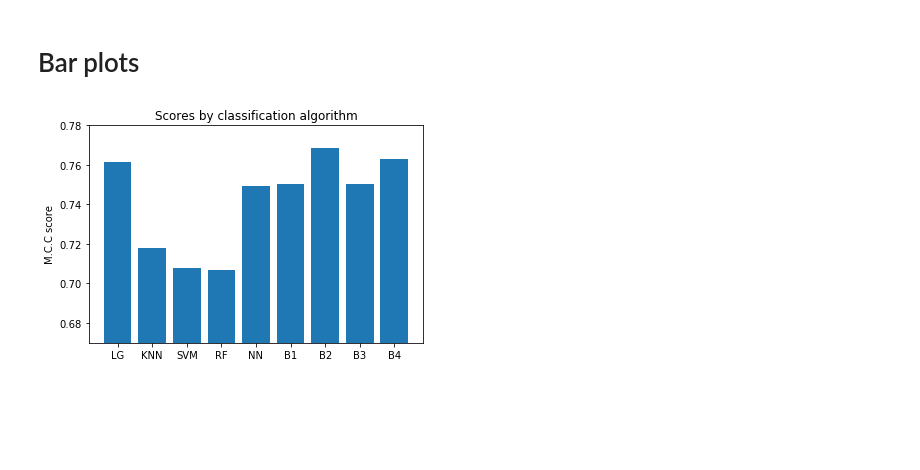
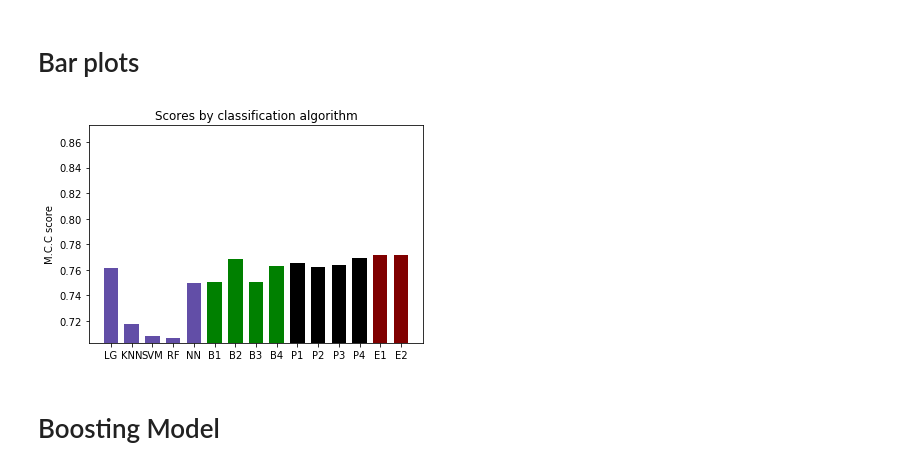
Before and after one commit to GabeOchieng/EbolaML-1, a Jupyter notebook: EbolaPrediction.ipynb, the cells around one changed output. Drawn from its saved outputs; the diff is of its cells as text; code cells hidden in the pictures; blank space fills up the shorter version.

```diff
--- a/EbolaPrediction.ipynb
+++ b/EbolaPrediction.ipynb
@@ -498,7 +615,7 @@ matheus3= list()
 matheus4= list()
 t  = np.array([10,5,2,1,0.1,0.01,0.001,0.0001])
 
-for i in range(5000,10000):
+for i in range(1,10000):
     X_train, X_test, y_train, y_test = train_test_split(X, ytrue, test_size=0.15, random_state=i)
     svc1 = svm.SVC(kernel='poly', C=1,degree=1,  gamma=1/90,probability=True)
     svc1.fit(X_train,y_train)
@@ -532,7 +649,7 @@ for i in range(5000,10000):
     y_pred4 = [int(0.5 < p[1]) for p in probs4]
     matheus4.append(matthews_corrcoef(y_test,y_pred4),)
 
-t= list(range(5000,10000))
+t= list(range(1,10000))
 
 
 print('1',np.mean(matheus1))
@@ -623,7 +719,7 @@ matheus4= list()
 
 
 
-for i in range(1,8000):
+for i in range(1,10000):
     X_train, X_test, y_train, y_test = train_test_split(X, ytrue, test_size=0.15, random_state=i)
     knn1 = KNeighborsClassifier(n_neighbors=8,weights='uniform',metric='minkowski')
     knn1.fit(X_train,y_train)
@@ -726,7 +803,7 @@ m3= list()
 m4= list()
 m5= list()
 
-for j in range(20,30):
+for j in range(1,10000):
     X_train, X_test, y_train, y_test = train_test_split(X, ytrue, test_size=0.15, random_state=j)
     for i in range(5,30):
         #X_train, X_test, y_train, y_test = train_test_split(X, ytrue, test_size=0.15, random_state=i)
@@ -867,7 +905,7 @@ matheus1= list()
 matheus2= list()
 matheus3= list()
 matheus4= list()
-for i in range(1,40): #, random_state=10
+for i in range(1,10000): #, random_state=10
     mlp = MLPClassifier(hidden_layer_sizes=(i),alpha=0.001,activation='tanh', random_state=100)
     mlp.fit(X_train,y_train)
     #predictions,probabilities= evaluateModel(mlp,X_test,y_test)
@@ -1091,27 +1190,25 @@ fig.savefig('fig3times.png', bbox_inches='tight')
 # %% [markdown]
 # Bar plots
 # %%
-scores  = [np.mean(matheus1),np.mean(matheus2),np.mean(matheus3),np.mean(matheus4), np.mean(matheus5), np.mean(matheus6), np.mean(matheus7),np.mean(matheus8),np.mean(matheus9)]
+scores  = [np.mean(matheus1b),np.mean(matheus2),np.mean(matheus3),np.mean(matheus4), np.mean(matheus5), np.mean(matheus6), np.mean(matheus7),np.mean(matheus8),np.mean(matheus9),np.mean(pro1),np.mean(pro2),np.mean(pro3),np.mean(pro4),np.mean(matheus10),np.mean(matheus11)]
 
-x = list(range(1,10))
-
-#plt.figure()
-#ax = plt.add_axes([0, 0, 1, 1])
-#ax.set_xticks(x)
-#ax.set_xticklabels(['Aye', 'Bee', 'Cee', 'Dee'])
-#plt.show()
+x = list(range(1,16))
 
 fig, ax = plt.subplots()
-rects1 = ax.bar(x, scores, align='center')
+colors = ['#624ea7','#624ea7','#624ea7','#624ea7','#624ea7', 'g','g','g','g','k', 'k','k', 'k','maroon', 'maroon']
 
+
+rects1 = ax.bar(x, scores,width=0.7, align='center',color=colors)
 
 # add some text for labels, title and axes ticks
 ax.set_ylabel('M.C.C score')
-ax.set_ylim(0.67,0.78)
+ax.set_ylim(0.703,0.873)
 ax.set_title('Scores by classification algorithm')
 ax.set_xticks(x)
-ax.set_xticklabels(('LG', 'KNN', 'SVM', 'RF', 'NN', 'B1','B2','B3','B4'))
+ax.set_xticklabels(('LG', 'KNN', 'SVM', 'RF', 'NN', 'B1','B2','B3','B4','P1','P2','P3','P4','E1','E2'))
 
 plt.show()
 # %% [output]
-[figure, old version]
+[figure, new version]
+# %% [markdown]
+# Boosting Model
```
Also changed, not shown: parts of 30 cells of this notebook, 1 other file.
